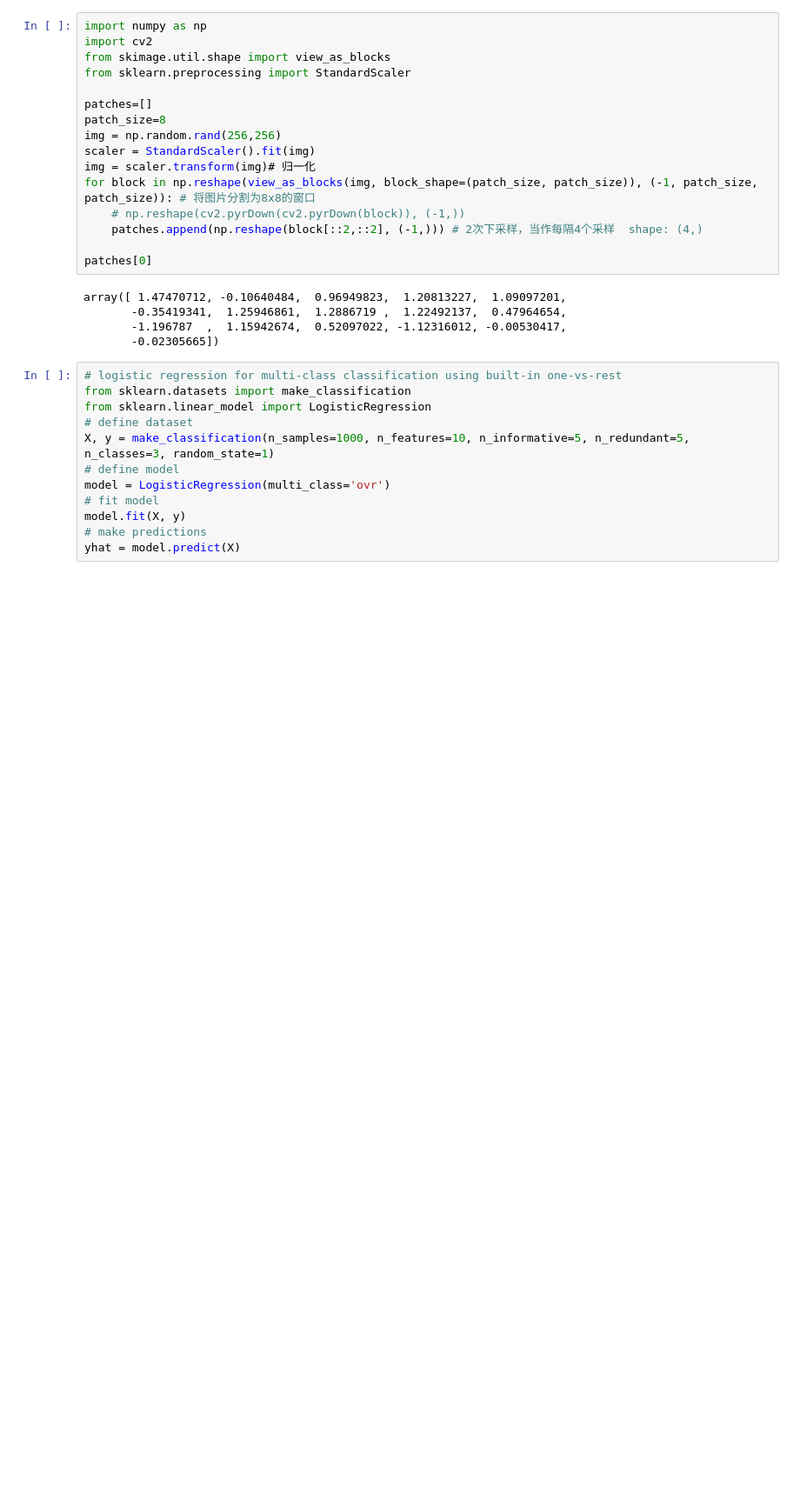
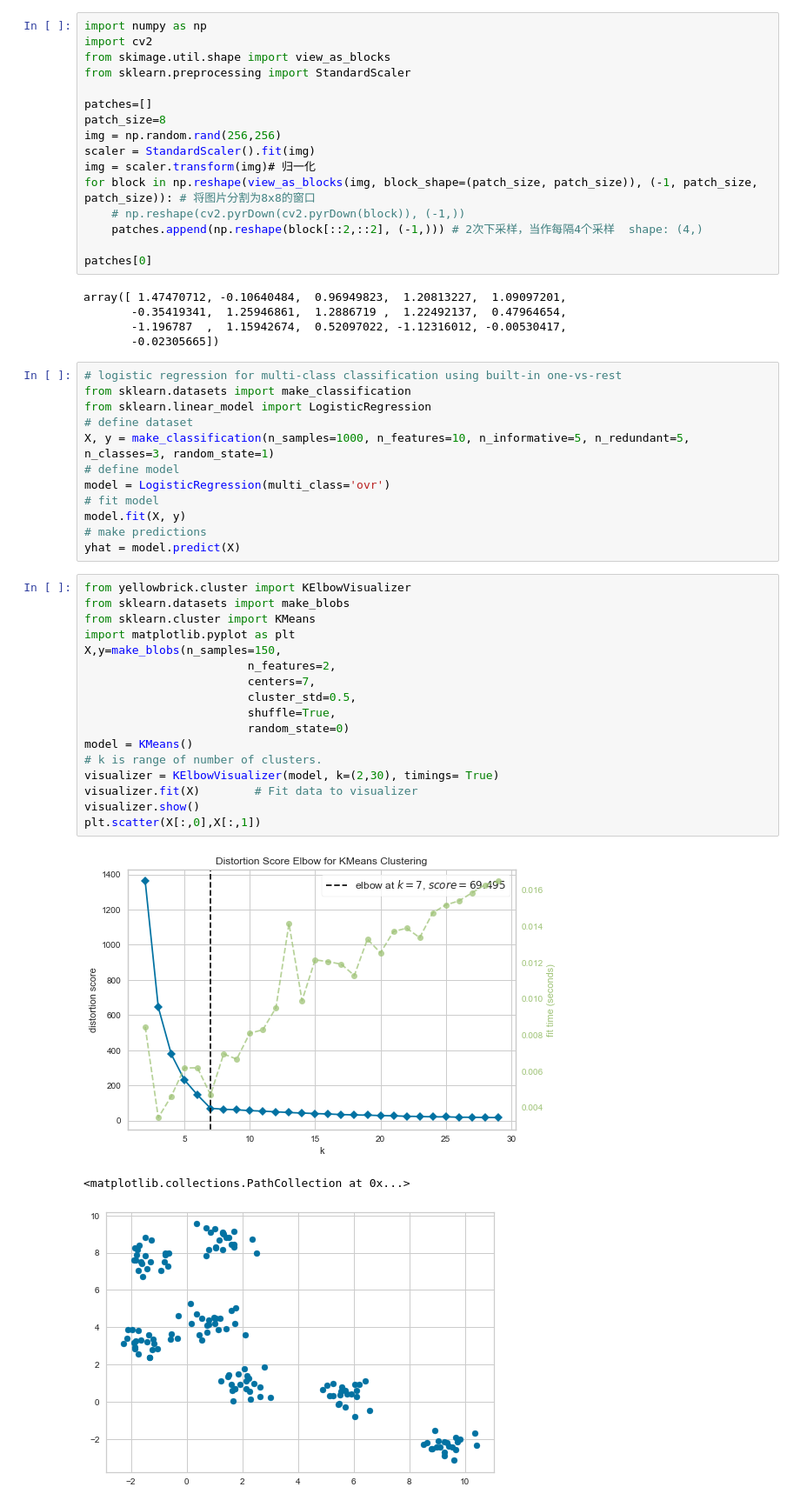
Before and after one commit to XuanLi728/CV_CourseWork3, a Jupyter notebook: src/test.ipynb, the cells around one changed output. Shown: that part at 87% size. Drawn from its saved outputs; the diff is of its cells as text; blank space fills up the shorter version.

```diff
--- a/src/test.ipynb
+++ b/src/test.ipynb
@@ -31,3 +31,24 @@ model = LogisticRegression(multi_class='ovr')
 model.fit(X, y)
 # make predictions
 yhat = model.predict(X)
+# %%
+from yellowbrick.cluster import KElbowVisualizer
+from sklearn.datasets import make_blobs
+from sklearn.cluster import KMeans
+import matplotlib.pyplot as plt
+X,y=make_blobs(n_samples=150,
+                        n_features=2,
+                        centers=7,
+                        cluster_std=0.5,
+                        shuffle=True,
+                        random_state=0)
+model = KMeans()
+# k is range of number of clusters.
+visualizer = KElbowVisualizer(model, k=(2,30), timings= True)
+visualizer.fit(X)        # Fit data to visualizer
+visualizer.show()
+plt.scatter(X[:,0],X[:,1])
+# %% [output]
+[figure, added]
+<matplotlib.collections.PathCollection at 0x...>
+[figure, added]
```
Also changed, not shown: 2 other files.
